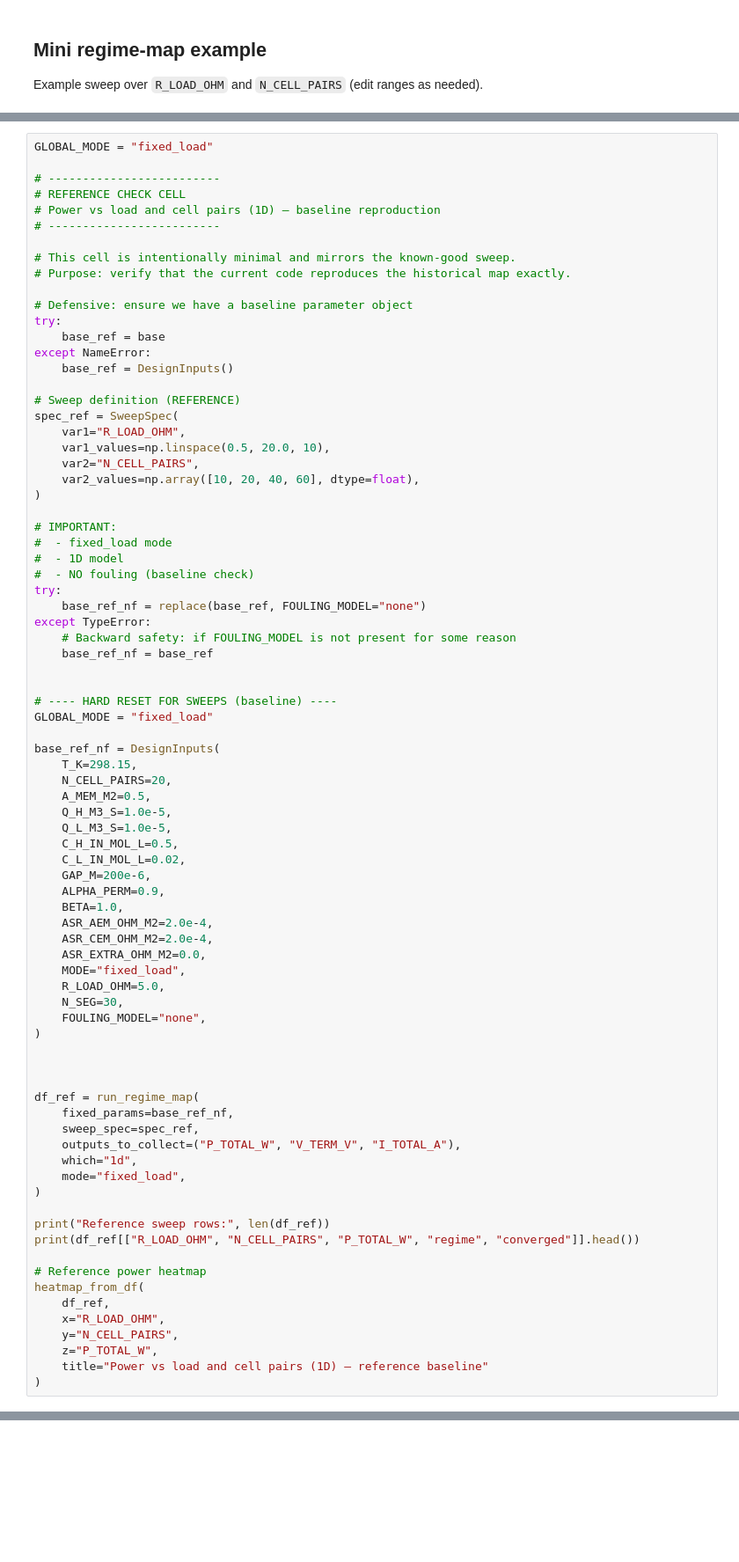
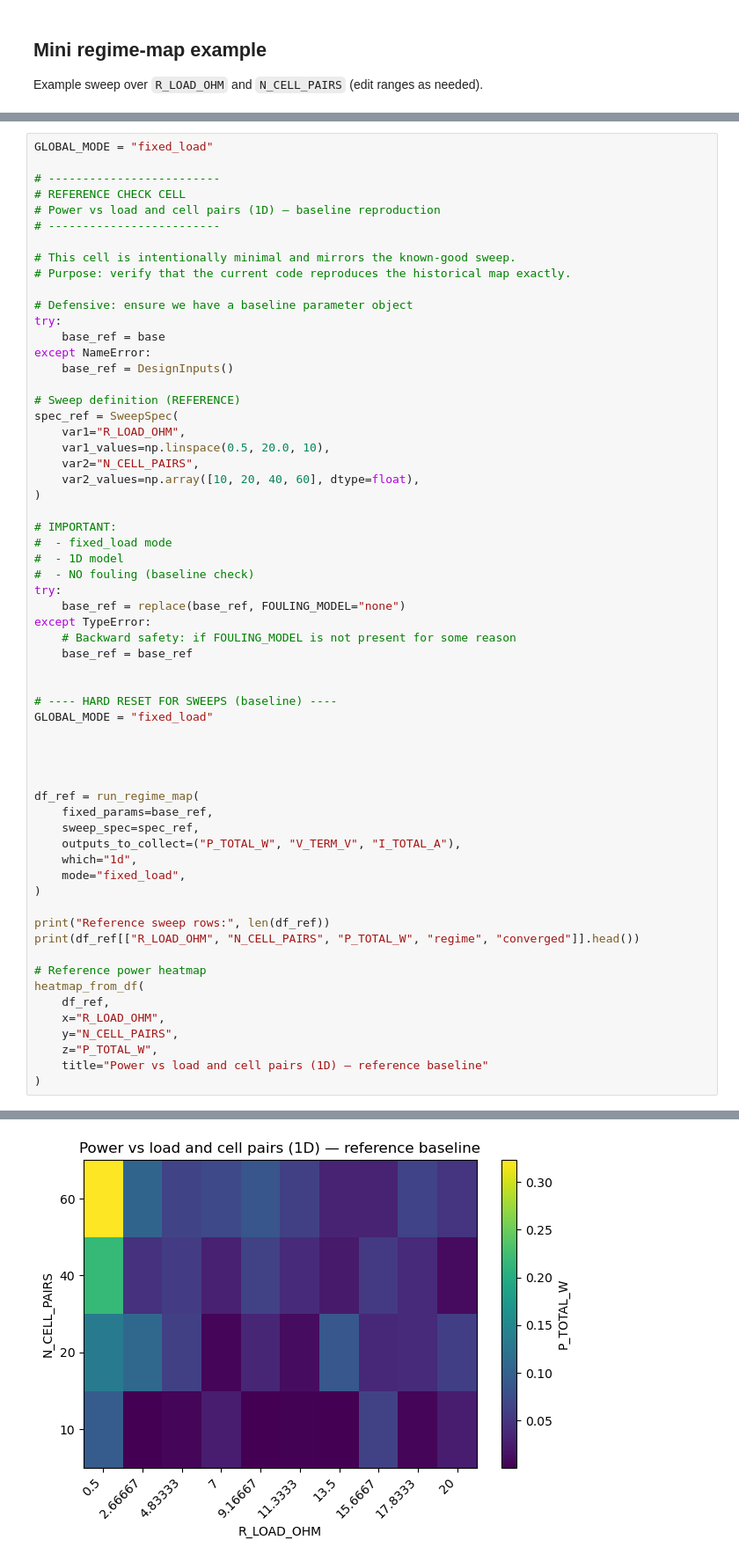
Before and after one commit to blueleaflabs/osmoflux, a Jupyter notebook: OsmoFlux.ipynb, the cells around one changed output, grey strips where cells are left out. Shown at 88% size. Saved outputs shown, nothing was run; the diff lists cells and outputs as text; blank space fills up the shorter version.

```diff
--- a/OsmoFlux.ipynb
+++ b/OsmoFlux.ipynb
@@ -1945,39 +2320,20 @@ spec_ref = SweepSpec(
 #  - 1D model
 #  - NO fouling (baseline check)
 try:
-    base_ref_nf = replace(base_ref, FOULING_MODEL="none")
+    base_ref = replace(base_ref, FOULING_MODEL="none")
 except TypeError:
     # Backward safety: if FOULING_MODEL is not present for some reason
-    base_ref_nf = base_ref
+    base_ref = base_ref
 
 
 # ---- HARD RESET FOR SWEEPS (baseline) ----
 GLOBAL_MODE = "fixed_load"
 
-base_ref_nf = DesignInputs(
-    T_K=298.15,
-    N_CELL_PAIRS=20,
-    A_MEM_M2=0.5,
-    Q_H_M3_S=1.0e-5,
-    Q_L_M3_S=1.0e-5,
-    C_H_IN_MOL_L=0.5,
-    C_L_IN_MOL_L=0.02,
-    GAP_M=200e-6,
-    ALPHA_PERM=0.9,
-    BETA=1.0,
-    ASR_AEM_OHM_M2=2.0e-4,
-    ASR_CEM_OHM_M2=2.0e-4,
-    ASR_EXTRA_OHM_M2=0.0,
-    MODE="fixed_load",
-    R_LOAD_OHM=5.0,
-    N_SEG=30,
-    FOULING_MODEL="none",
-)
 
 
 
 df_ref = run_regime_map(
-    fixed_params=base_ref_nf,
+    fixed_params=base_ref,
     sweep_spec=spec_ref,
     outputs_to_collect=("P_TOTAL_W", "V_TERM_V", "I_TOTAL_A"),
     which="1d",
@@ -1995,3 +2351,4 @@ heatmap_from_df(
     z="P_TOTAL_W",
     title="Power vs load and cell pairs (1D) — reference baseline"
 )
+# %% [output]
@@ -1997,0 +2362 @@ heatmap_from_df(
+[figure, added]
```
Also changed, not shown: parts of 30 cells of this notebook.
